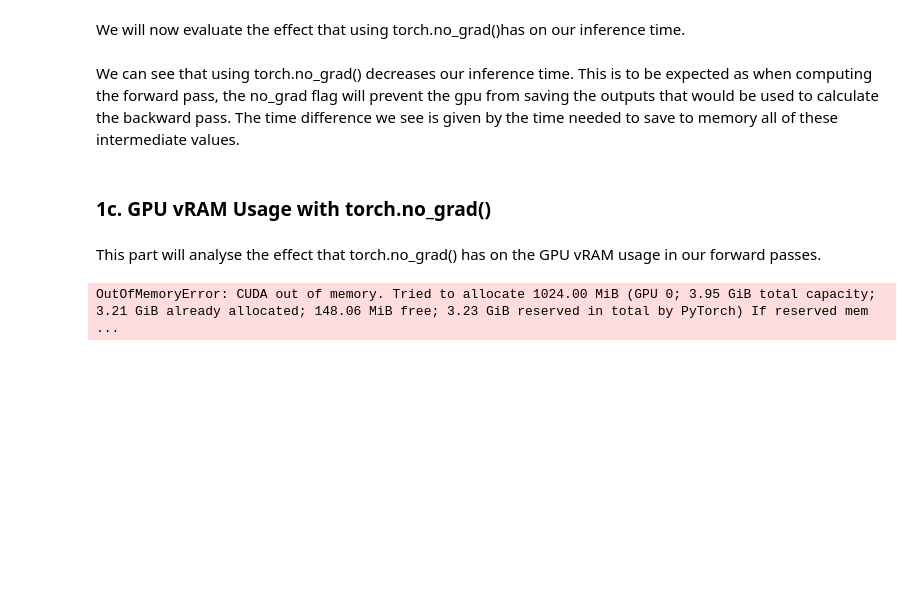
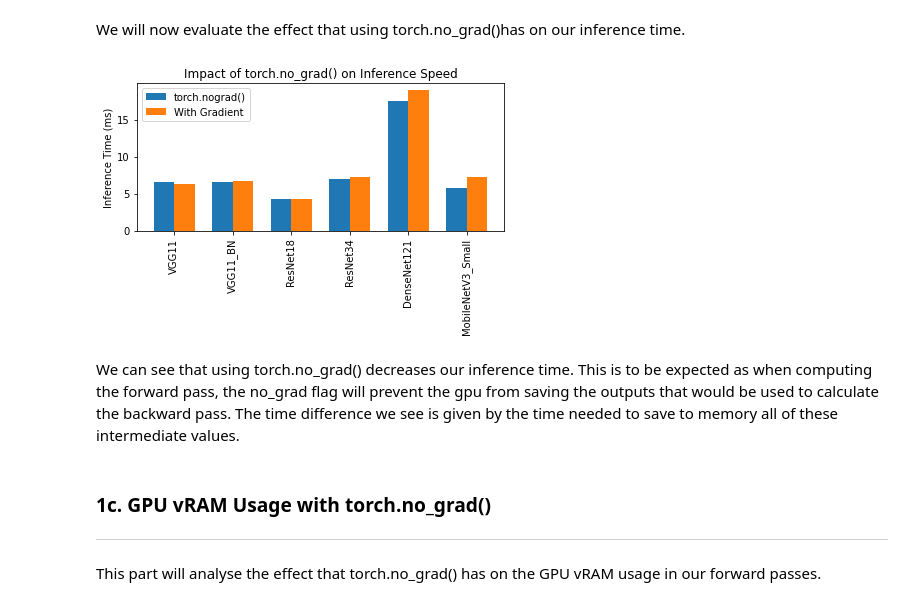
Before and after one commit to gerardPlanella/DeepLearning1_UvA_22, a Jupyter notebook: assignment2/assignment_2.ipynb, the cells around one changed output. Cells and saved outputs as stored; diff of their text form; code cells hidden in the pictures; blank space fills up the shorter version.

```diff
--- a/assignment2/assignment_2.ipynb
+++ b/assignment2/assignment_2.ipynb
@@ -151,40 +168,43 @@ We will now evaluate the effect that using torch.no_grad()has on our inference t
 # %%
 def plot_torch_nograd_inference(model_info, ax):
     x_keys = [name for name in model_info.keys()]
 
     y_no_grad = [model_info[name]["inference_time_noGrad"] for name in x_keys]
     y_grad = [model_info[name]["inference_time"] for name in x_keys]
 
     width = 0.35
     x = np.arange(len(x_keys))
     rects1 = ax.bar(x - width/2, y_no_grad, width, label="torch.nograd()")
     rects2 = ax.bar(x + width/2, y_grad, width, label="With Gradient")
 
 
     ax.set_title("Impact of torch.no_grad() on Inference Speed")
-    ax.set_xticks(x, x_keys)
+    #ax.set_xticks(x, x_keys)
+    ax.set_xticks(x) # values
+    ax.set_xticklabels(x_keys)
     ax.set_ylabel("Inference Time (ms)")
     ax.legend()
 
-    ax.bar_label(rects1, padding=3)
-    ax.bar_label(rects2, padding=3, label_type="center")
+    #ax.bar_label(rects1, padding=3)
+    #ax.bar_label(rects2, padding=3, label_type="center")
 
 fig, ax = plt.subplots()
 plot_torch_nograd_inference(model_info, ax)
 plt.xticks(rotation=90)
 fig.tight_layout()
 plt.show()
+# %% [output]
+[figure, added]
 # %% [markdown]
 We can see that using torch.no_grad() decreases our inference time. This is to be expected as when computing the forward pass, the no_grad flag will prevent the gpu from saving the outputs that would be used to calculate the backward pass. The time difference we see is given by the time needed to save to memory all of these intermediate values.
 # %% [markdown]
 ### 1c. GPU vRAM Usage with torch.no_grad()
+
+---
 # %% [markdown]
 This part will analyse the effect that torch.no_grad() has on the GPU vRAM usage in our forward passes.
 # %%
 def evaluate_memory_allocation(model, device, no_grad = True, image_dim = IMAGE_DIM):
-    gc.collect()
-    torch.cuda.empty_cache()
-
     mem = None
     model.eval()
     model.to(device)
@@ -196,17 +216,18 @@ def evaluate_memory_allocation(model, device, no_grad = True, image_dim = IMAGE_
             mem_start = torch.cuda.memory_allocated()
             out = model(fake_batch)
             mem_end = torch.cuda.memory_allocated()
-            mem = mem_end - mem_start
+            mem = (mem_end - mem_start)/1000000
 
     else:
         mem_start = torch.cuda.memory_allocated()
         out = model(fake_batch)
         mem_end = torch.cuda.memory_allocated()
-        mem = mem_end - mem_start
+        mem = (mem_end - mem_start)/1000000
 
     del out
     model.cpu()
     fake_batch = fake_batch.cpu().detach()
+    del fake_batch
 
     return mem
 
@@ -214,8 +235,6 @@ def evaluate_memory_allocation(model, device, no_grad = True, image_dim = IMAGE_
 for model_name in models.keys():
     model_info[model_name]["memory_allocated_noGrad"] = evaluate_memory_allocation(models[model_name], device)
     model_info[model_name]["memory_allocated"] = evaluate_memory_allocation(models[model_name], device, no_grad=False)
-# %% [output]
-OutOfMemoryError: CUDA out of memory. Tried to allocate 1024.00 MiB (GPU 0; 3.95 GiB total capacity; 3.21 GiB already allocated; 148.06 MiB free; 3.23 GiB reserved in total by PyTorch) If reserved mem ...
 # %%
 def plot_torch_nograd_memory(model_info, ax):
     x_keys = [name for name in model_info.keys()]
```
Also changed, not shown: parts of 19 cells of this notebook.
